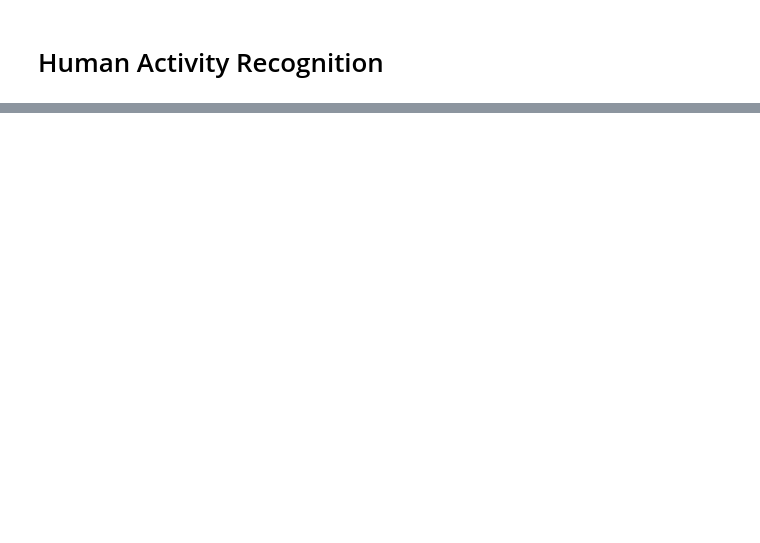
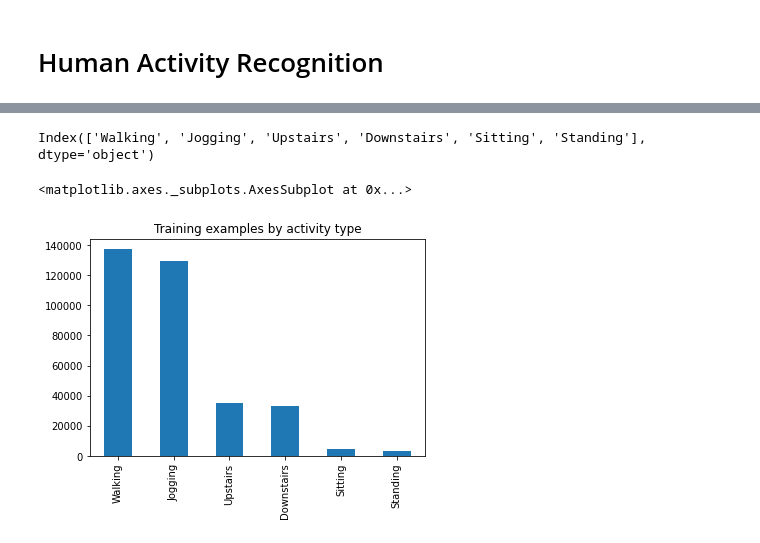
Before and after one commit to mikaeelkhalid/CS531-machine-learning, a Jupyter notebook: project.ipynb, the cells around one changed output, grey strips where cells are left out. Drawn from its saved outputs; the diff is of its cells as text; code cells hidden in the pictures; blank space fills up the shorter version.

```diff
--- a/project.ipynb
+++ b/project.ipynb
@@ -29,3 +29,17 @@ file = open(path)
 lines = file.readlines()
 # %%
 #lines
+# %%
+processedList = []
+
+for i, line in enumerate(lines):
+    try:
+        line = line.split(',')
+        last = line[5].split(';')[0]
+        last = last.strip()
+        if last == '':
+            break;
+        temp = [line[0], line[1], line[2], line[3], line[4], last]
+        processedList.append(temp)
+    except:
+        print("Error at line #", i)
@@ -31,0 +70,5 @@ lines = file.readlines()
+# %%
+columns = ['user', 'activity', 'time', 'x', 'y', 'z']
+# %%
+data = pd.DataFrame(data = processedList, columns = columns)
+data.head()
@@ -31,0 +136,5 @@ lines = file.readlines()
+# %%
+#changing axis readings to float
+data['x'] = data['x'].astype('float')
+data['y'] = data['y'].astype('float')
+data['z'] = data['z'].astype('float')
@@ -31,0 +159,4 @@ lines = file.readlines()
+# %%
+data['activity'].value_counts().index
+# %% [output]
+Index(['Walking', 'Jogging', 'Upstairs', 'Downstairs', 'Sitting', 'Standing'], dtype='object')
@@ -31,0 +165,5 @@ lines = file.readlines()
+# %%
+data['activity'].value_counts().plot(kind='bar', title='Training examples by activity type')
+# %% [output]
+<matplotlib.axes._subplots.AxesSubplot at 0x...>
+[figure, added]
```
Also changed, not shown: parts of 46 cells of this notebook.
